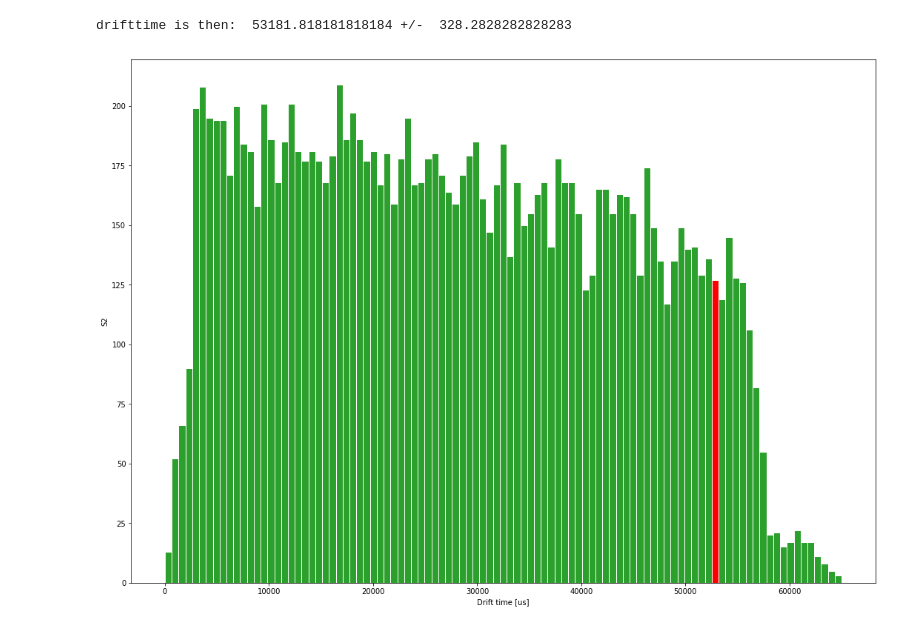
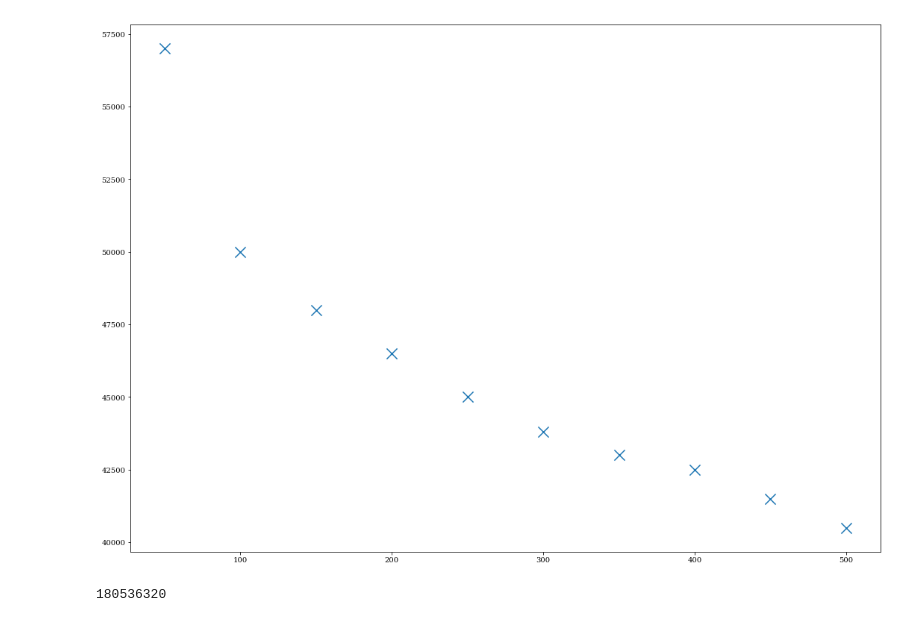
Before and after one commit to AG-Schumann/xebra_scripts, a Jupyter notebook: strax_analysis/S2_drifttime_vs_driftfield.ipynb, the cells around one changed output. Saved outputs shown, nothing was run; the diff lists cells and outputs as text; code cells hidden in the pictures.

```diff
--- a/strax_analysis/S2_drifttime_vs_driftfield.ipynb
+++ b/strax_analysis/S2_drifttime_vs_driftfield.ipynb
@@ -114,37 +204,50 @@ for i in range(0,num):
+# %%
+Drift_field = [500,450,400,350,300,250,200,150,100,50]
+Drift_time_list = [40500,41500,42500,43000,43800,45000,46500,48000,50000,57000]
+
+
+fig=plt.figure(figsize=(18, 13))
+plt.scatter(Drift_field, Drift_time_list, marker = 'x', s=200)
+plt.show()
+# %% [output]
+[figure, added]
 # %%
-number_patch = 80
-number_patch_a = 7
-fig, ax = plt.subplots(figsize=(18,13))
-bins_x = np.linspace(0,65000,100)
+# number_patch = 80
+# number_patch_a = 7
+# fig, ax = plt.subplots(figsize=(18,13))
+# bins_x = np.linspace(0,65000,100)
 
-bin_fullwidths = (bins_x[1:] - bins_x[:-1])
-counts,_, patches = plt.hist(Kr_drifttime, edgecolor='white', bins=bins_x, color='C2')
-patches[number_patch].set_fc('r')
+# bin_fullwidths = (bins_x[1:] - bins_x[:-1])
+# counts,_, patches = plt.hist(kr_s2_drifttime, edgecolor='white', bins=bins_x, color='C2')
+# patches[number_patch].set_fc('r')
 
-print('drifttime is then: ', bins_x[number_patch+1], '+/- ', 0.5*bin_fullwidths[1] )
+# print('drifttime is then: ', bins_x[number_patch+1], '+/- ', 0.5*bin_fullwidths[1] )
 
-ax.set_xlabel('Drift time [us]')
-ax.set_ylabel('S2')
-plt.show()
+# ax.set_xlabel('Drift time [us]')
+# ax.set_ylabel('S2 counts')
+# plt.show()
 
-# print(len(counts[-85:]))
-# fig, ax = plt.subplots(figsize=(18,13))
-# bins_a = np.linspace(0,300,20)
-# counts_a,_, patches_a = plt.hist(counts[-85:], edgecolor='white', bins=bins_a, color='C2')
-# patches_a[number_patch_a].set_fc('r')
-# plt.show()
-# print(counts[index_max])
-# # print(counts)
-# # print(len(counts))
-# # print(max(counts))
-# # print(bins_x)
-# print(counts[-15:])
-# print(bins_x[-15:])
-# #print(counts.index(max(counts)))
+# # print(len(counts[-85:]))
+# # fig, ax = plt.subplots(figsize=(18,13))
+# # bins_a = np.linspace(0,300,20)
+# # counts_a,_, patches_a = plt.hist(counts[-85:], edgecolor='white', bins=bins_a, color='C2')
+# # patches_a[number_patch_a].set_fc('r')
+# # plt.show()
+# # print(counts[index_max])
+# # # print(counts)
+# # # print(len(counts))
+# # # print(max(counts))
+# # # print(bins_x)
+# # print(counts[-15:])
+# # print(bins_x[-15:])
+# # #print(counts.index(max(counts)))
 
-# for i in range:
-# #     if counts[i] < 0.2 * counts[index_max]:
-# #         print(i)
+# # for i in range:
+# # #     if counts[i] < 0.2 * counts[index_max]:
+# # #         print(i)
-# %% [output]
-drifttime is then:  53181.818181818184 +/-  328.2828282828283
-[figure, removed]
+# %%
+Average_time_kr_S1 = [j-i for i, j in zip(Timestamps_kr_events[:-1], Timestamps_kr_events[1:])]
+
+max(Average_time_kr_S1)
+# %% [output]
+180536320
```
Also changed, not shown: parts of 15 cells of this notebook, 7 other files.
